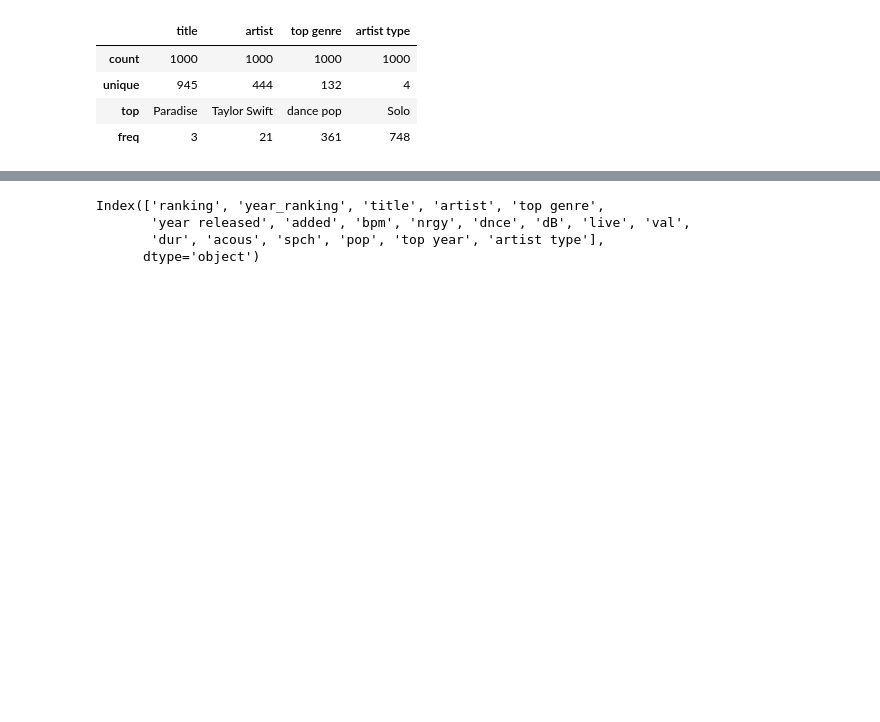
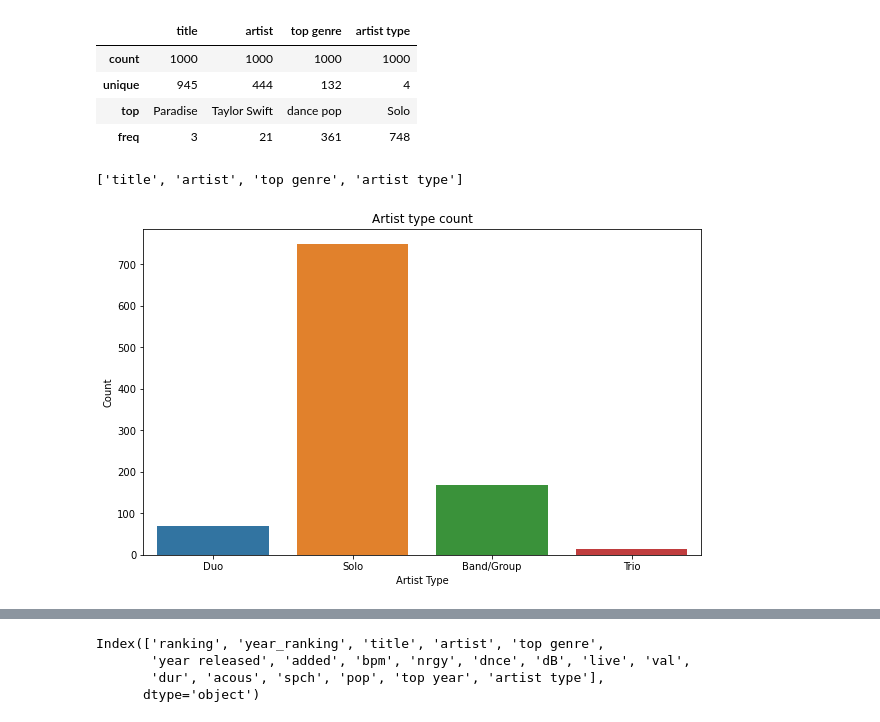
Before and after one commit to rafajovelho/Top_100_Stotify_song_2010-2019, a Jupyter notebook: Spotfy_Top_100_Songs_Analysis.ipynb, the cells around one changed output, grey strips where cells are left out. Cells and saved outputs as stored; diff of their text form; code cells hidden in the pictures; blank space fills up the shorter version.

```diff
--- a/Spotfy_Top_100_Songs_Analysis.ipynb
+++ b/Spotfy_Top_100_Songs_Analysis.ipynb
@@ -268,6 +268,20 @@ df[cat].describe()
 | unique | 945 | 444 | 132 | 4 |
 | top | Paradise | Taylor Swift | dance pop | Solo |
 | freq | 3 | 21 | 361 | 748 |
+# %%
+cat
+# %% [output]
+['title', 'artist', 'top genre', 'artist type']
+# %%
+plt.figure(figsize=(10,6))
+
+sns.countplot(x = df['artist type'], orient = 'v', palette= 'tab10')
+plt.title('Artist type count')
+plt.xlabel('Artist Type')
+plt.ylabel('Count')
+plt.show()
+# %% [output]
+[figure, added]
 # %%
 # Creating a new column 'ranking'
 ranking = np.arange(1,101,1)
```
Also changed, not shown: parts of 13 cells of this notebook.
